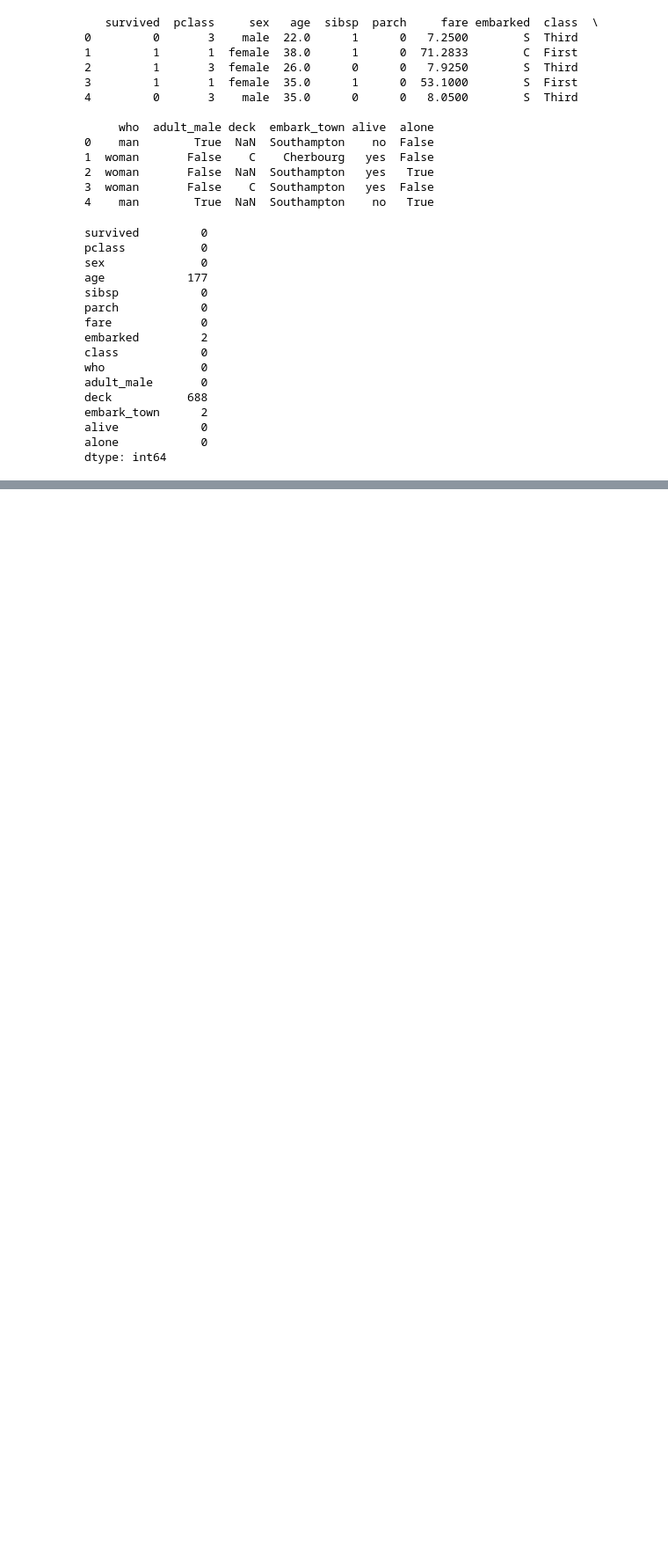
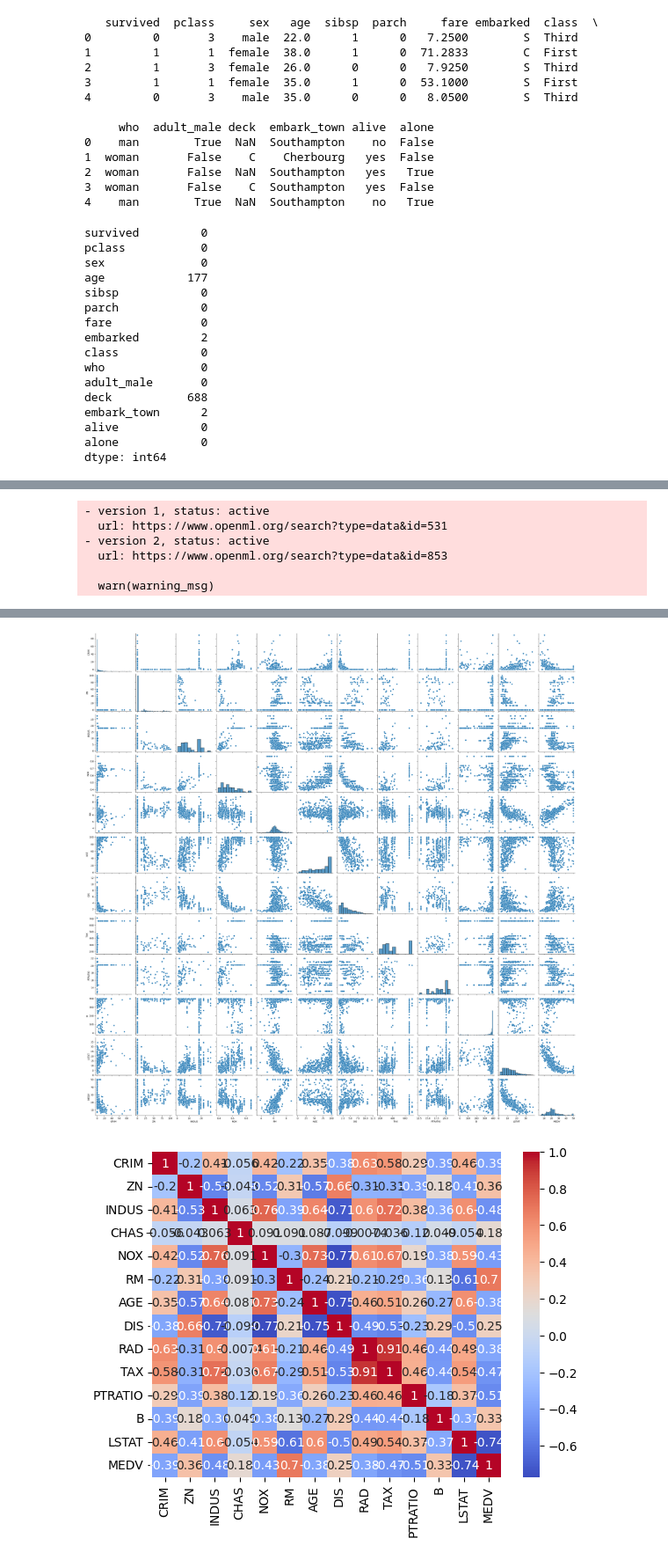
Before and after one commit to Janhvi-S103/Elements-of-AIML, a Jupyter notebook: Experiments_AIML.ipynb, the cells around one changed output, grey strips where cells are left out. Shown at 88% size. Cells and saved outputs as stored; diff of their text form; code cells hidden in the pictures; blank space fills up the shorter version.

```diff
--- a/Experiments_AIML.ipynb
+++ b/Experiments_AIML.ipynb
@@ -154,0 +448,71 @@ dtype: int64
+# %%
+import pandas as pd
+import numpy as np
+
+# Example: Load Boston Housing dataset
+from sklearn.datasets import fetch_openml
+
+# Load dataset
+boston = fetch_openml(name="boston", as_frame=True)
+data = boston.frame
+print(data.head())  # First few rows
+print(data.info())  # Summary information
+print(data.describe())  # Basic statistics
+if data.isnull().sum().sum() > 0:
+    data = data.dropna()  # Drop rows with missing values
+
+import seaborn as sns
+import matplotlib.pyplot as plt
+
+sns.pairplot(data)
+plt.show()
+
+corr = data.corr()
+sns.heatmap(corr, annot=True, cmap='coolwarm')
+plt.show()
+
+from sklearn.model_selection import train_test_split
+
+# Define features and target
+X = data.drop('MEDV', axis=1)  # Drop the target column to get features
+y = data['MEDV']  # Target variable
+
+
+X_train, X_test, y_train, y_test = train_test_split(X, y, test_size=0.2, random_state=42)
+
+from sklearn.linear_model import LinearRegression
+
+model = LinearRegression()
+model.fit(X_train, y_train)
+
+y_pred = model.predict(np.array(X_test).astype(float))
+
+from sklearn.metrics import mean_absolute_error, mean_squared_error, r2_score
+
+mae = mean_absolute_error(y_test, y_pred)
+mse = mean_squared_error(y_test, y_pred)
+r2 = r2_score(y_test, y_pred)
+
+print(f"Mean Absolute Error (MAE): {mae}")
+print(f"Mean Squared Error (MSE): {mse}")
+print(f"R-squared (R2): {r2}")
+
+plt.scatter(X_test.iloc[:, 0], y_test, color='blue', label='Actual')
+plt.plot(X_test.iloc[:, 0], y_pred, color='red', label='Regression Line')
+plt.xlabel('Feature')
+plt.ylabel('Target')
+plt.legend()
+plt.show()
+
+plt.scatter(y_test, y_pred)
+plt.xlabel('Actual')
+plt.ylabel('Predicted')
+plt.title('Actual vs Predicted')
+plt.show()
+# %% [output]
+- version 1, status: active
+  url: https://www.openml.org/search?type=data&id=531
+- version 2, status: active
+  url: https://www.openml.org/search?type=data&id=853
+
+  warn(warning_msg)
@@ -154,0 +536,2 @@ dtype: int64
+[figure, added]
+[figure, added]
```
Also changed, not shown: parts of 21 cells of this notebook.
